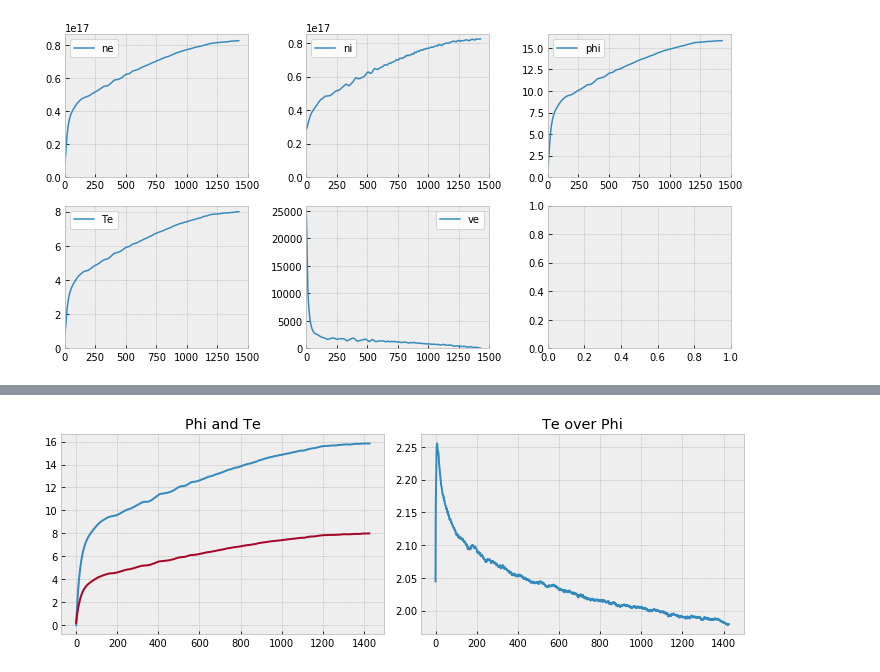
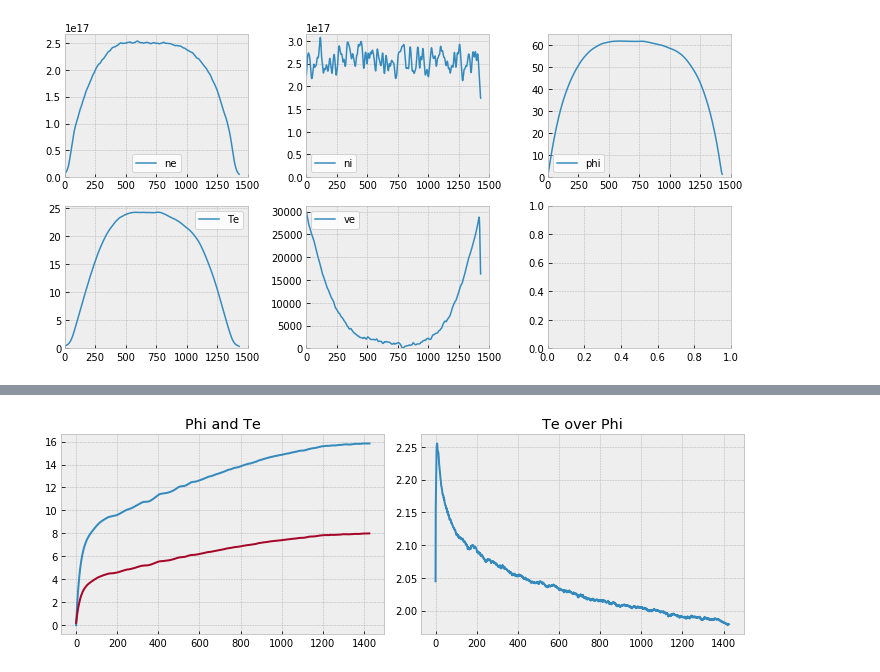
Before and after one commit to antoinetavant/1D_PIC, a Jupyter notebook: Process_1D_PIC.ipynb, the cells around one changed output, grey strips where cells are left out. Saved outputs shown, nothing was run; the diff lists cells and outputs as text; code cells hidden in the pictures.

Commit message:
change data storage to HDF5 and updated the processing

```diff
--- a/Process_1D_PIC.ipynb
+++ b/Process_1D_PIC.ipynb
@@ -7,13 +7,3 @@ import pickle
 
 from pic.functions import smooth
 from pic.constantes import me
-# %%
-def meanfield(key,data):
-    ks = [k for k in data.keys()]
-
-    vect = data[ks[0]][key]
-    for k in ks[int(len(ks)*2/3):]:
-        vect += data[k][key]
-    vect /= len(ks)
-
-    return vect[:-2]
@@ -22,18 +10,45 @@ data = pickle.load(open("Data_2.dat","rb"))
+# %%
+
+def meanfield(f,key):
+    """read the HDF5 file f in order to calculate the mean""
+    """
+
+    groupNames = [k for k in f.keys()]
+    groupNames.sort(key=float)
+
+    datasetNames = [k for k in f[groupNames[0]].keys()]
+
+    if key not in datasetNames:
+        raise NameError('Wrong HDF5 key for dataset !'+key+" is not in "+str(datasetNames) )
+
+    for gn in groupNames[:-1]:
+        if gn == groupNames[0]:
+            tab = f[gn][key][()]
+        else:
+            tab += f[gn][key][()]
+
+    return tab/(len(groupNames))
 # %%
+fileName = "data/run12.h5"
+
+f = hp.File(fileName,"r")
+
 keys = ['ne','ni',"phi",
        'Te','ve']
 
 Nlines = 2
 Ncol = int(len(keys)/2)+1
 with plt.style.context("bmh"):
     fig, axarr = plt.subplots(Nlines,Ncol, figsize=(10,5))
 
 for key,ax in zip(keys, axarr.flatten()):
-    vect = meanfield(key,data)
+    vect = meanfield(f,key)
     ax.plot(abs(smooth(vect)), label = key)
     ax.legend()
     ax.set_ylim(ymin=0)
     ax.set_xlim(xmin=0)
 plt.tight_layout()
+
+f.close()
 # %% [output]
-[figure, old version]
+[figure, new version]
```
Also changed, not shown: parts of 4 cells of this notebook, 6 other files.
